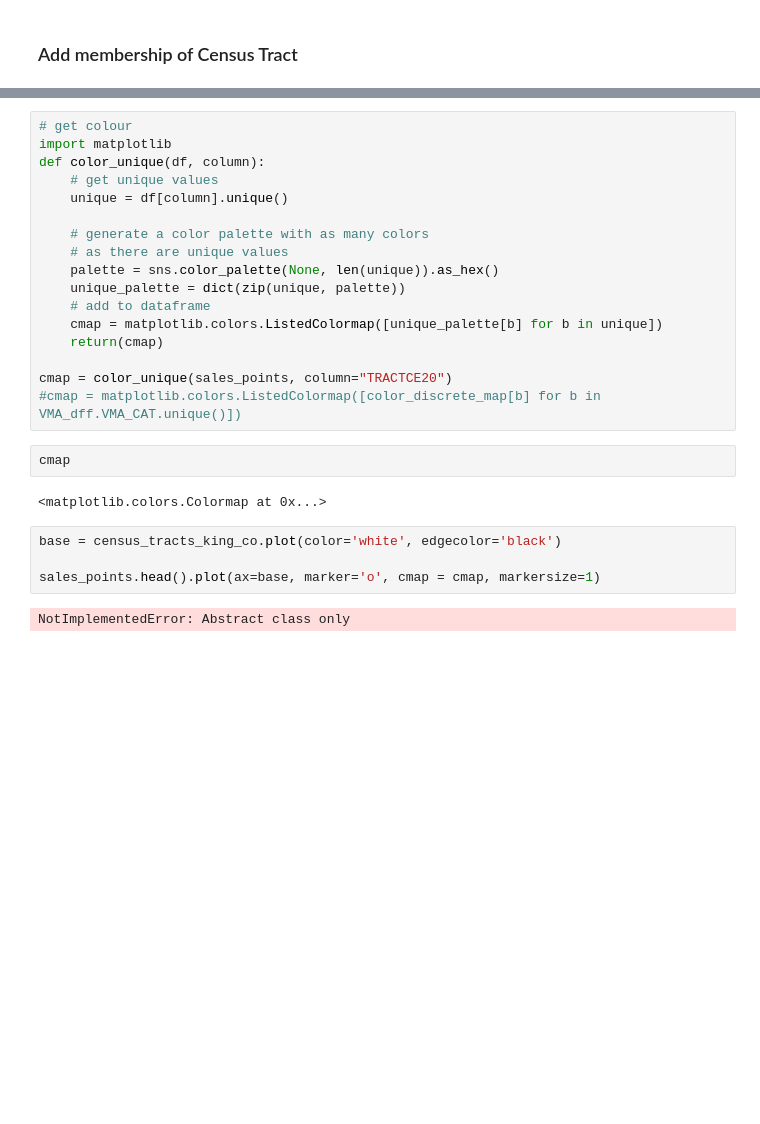
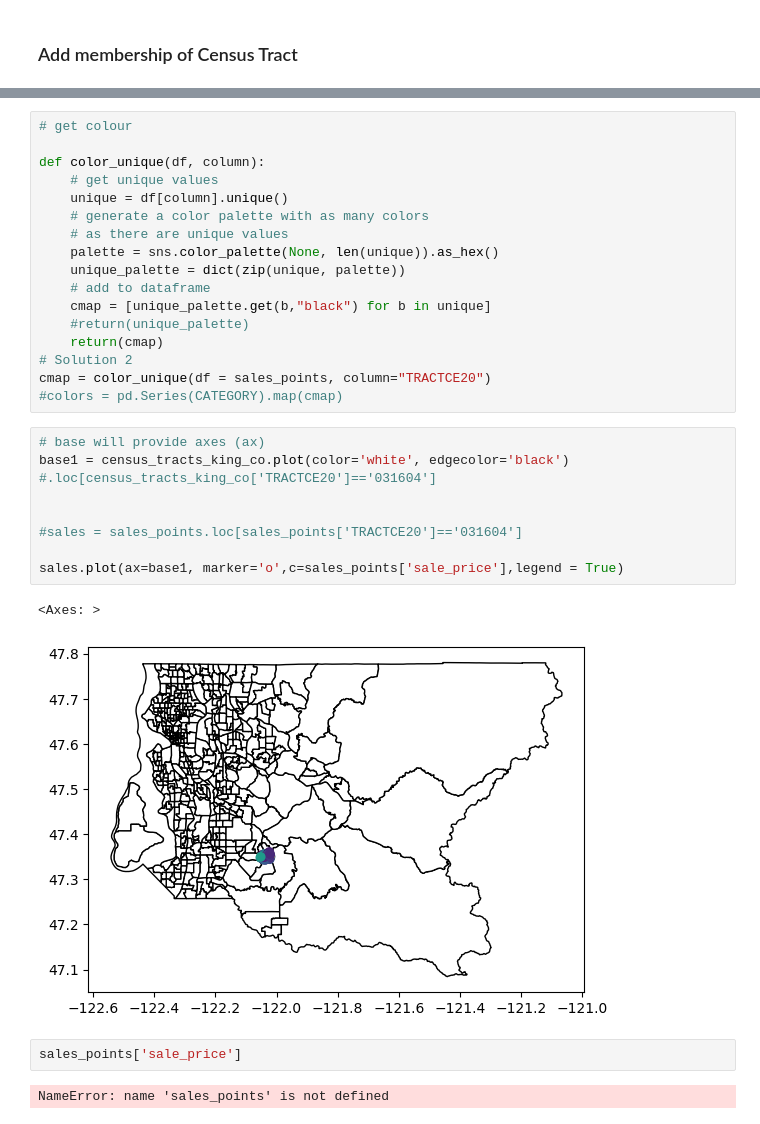
Before and after one commit to zcakg86/house-sales-king-county, a Jupyter notebook: house_sales.ipynb, the cells around one changed output, grey strips where cells are left out. Drawn from its saved outputs; the diff is of its cells as text; blank space fills up the shorter version.

```diff
--- a/house_sales.ipynb
+++ b/house_sales.ipynb
@@ -156,27 +784,32 @@ The `op` parameter is deprecated and will be removed in a future release. Please
 # %%
 # get colour
-import matplotlib
+
 def color_unique(df, column):
     # get unique values
     unique = df[column].unique()
-
     # generate a color palette with as many colors
     # as there are unique values
     palette = sns.color_palette(None, len(unique)).as_hex()
     unique_palette = dict(zip(unique, palette))
     # add to dataframe
-    cmap = matplotlib.colors.ListedColormap([unique_palette[b] for b in unique])
+    cmap = [unique_palette.get(b,"black") for b in unique]
+    #return(unique_palette)
     return(cmap)
-
-cmap = color_unique(sales_points, column="TRACTCE20")
-#cmap = matplotlib.colors.ListedColormap([color_discrete_map[b] for b in VMA_dff.VMA_CAT.unique()])
+# Solution 2
+cmap = color_unique(df = sales_points, column="TRACTCE20")
+#colors = pd.Series(CATEGORY).map(cmap)
-# %%
-cmap
-# %% [output]
-<matplotlib.colors.Colormap at 0x...>
-# %%
-base = census_tracts_king_co.plot(color='white', edgecolor='black')
-
-sales_points.head().plot(ax=base, marker='o', cmap = cmap, markersize=1)
-# %% [output]
-NotImplementedError: Abstract class only
+# %%
+# base will provide axes (ax)
+base1 = census_tracts_king_co.plot(color='white', edgecolor='black') #.loc[census_tracts_king_co['TRACTCE20']=='031604']
+
+
+#sales = sales_points.loc[sales_points['TRACTCE20']=='031604']
+
+sales.plot(ax=base1, marker='o',c=sales_points['sale_price'],legend = True)
+# %% [output]
+<Axes: >
+[figure, added]
+# %%
+sales_points['sale_price']
+# %% [output]
+NameError: name 'sales_points' is not defined
```
Also changed, not shown: parts of 66 cells of this notebook.
